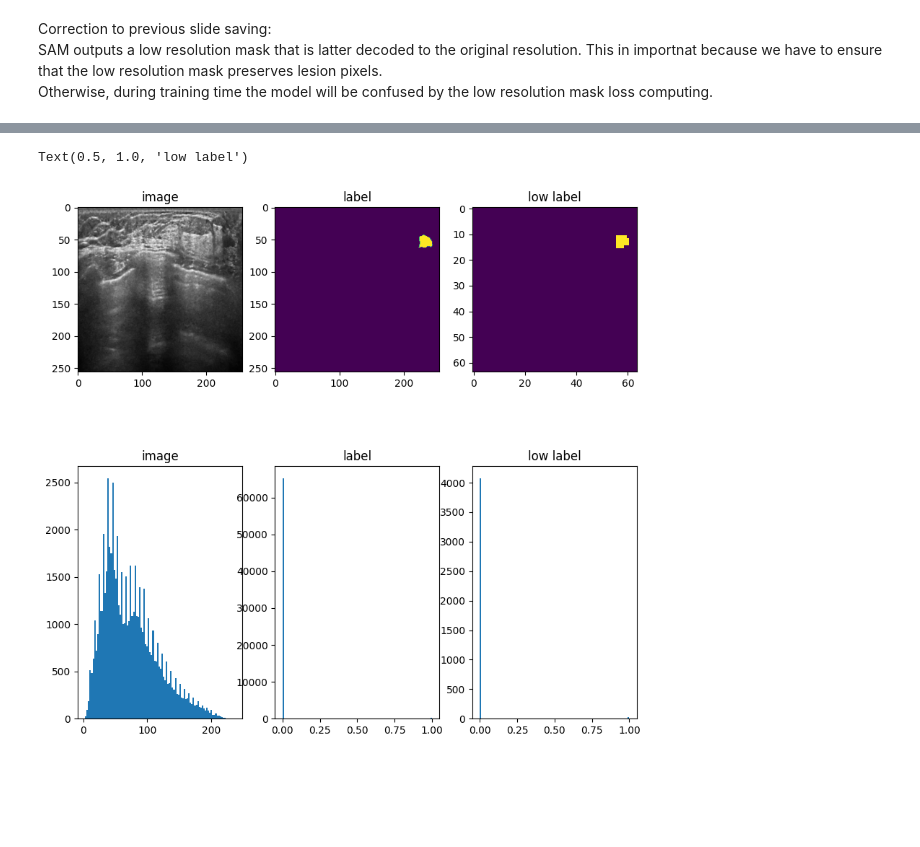
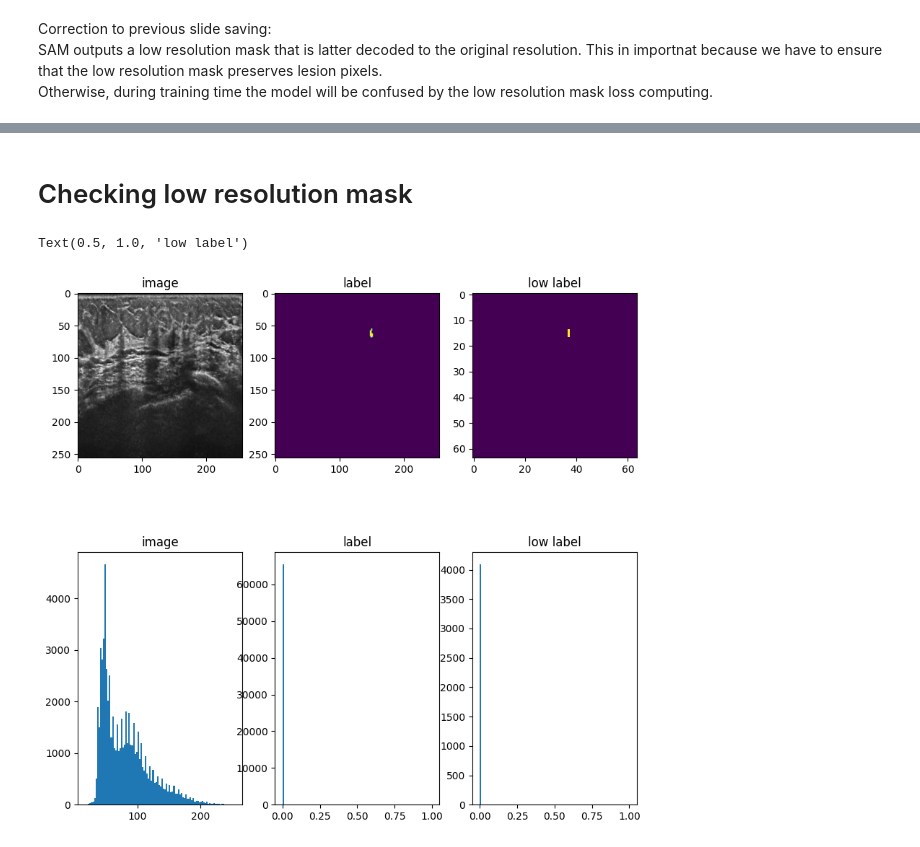
Before and after one commit to VICTORIA-project/tdsc_abus23, a Jupyter notebook: dataset_analysis/challange_data.ipynb, the cells around one changed output, grey strips where cells are left out. Cells and saved outputs as stored; diff of their text form; code cells hidden in the pictures; blank space fills up the shorter version.

```diff
--- a/dataset_analysis/challange_data.ipynb
+++ b/dataset_analysis/challange_data.ipynb
@@ -276,3 +263,17 @@ for i, row in metadata.iterrows():
+# %% [markdown]
+# Checking low resolution mask
+# %%
+# define paths, get list of images and labels and split them into train and test
+root_path = repo_path / 'data/challange_2023/Train'
+metadata = pd.read_csv(root_path / 'extended_metadata.csv')
+
+# get example image
+row = metadata.iloc[10]
+image_path = root_path /  row['data_path']
+label_path = root_path / row['mask_path']
+# get image and label
+im = sitk.GetArrayFromImage(sitk.ReadImage(image_path))
+label = sitk.GetArrayFromImage(sitk.ReadImage(label_path))
 # %%
 low_res_trans = monai.transforms.Compose([monai.transforms.Resized(keys=["label"], spatial_size=(64, 64),mode=['nearest'])])
 low_res_trans = Compose(
@@ -284,38 +285,38 @@ low_res_trans = Compose(
 
 # z values valid lesion
 z_values = np.unique(np.where(label)[0])
-z = z_values[10]
+z = z_values[1]
 # preprocess image
 im_slice = Image.fromarray(im[z])
 im_slice = preprocess_im(im_slice)
 im_slice = np.asarray(im_slice)
 # # put channel first and repeat
 im_slice = np.repeat(np.expand_dims(im_slice, axis=0), 3, axis=0)
 
 # preprocess label
 label_slice = Image.fromarray(label[z])
 label_slice = preprocess_label(label_slice)
 low_label_slice = low_res_trans(label_slice)
 low_label_slice = np.asarray(low_label_slice)
 label_slice = np.asarray(label_slice)
 # low_label_slice = low_res_trans({"label":label_slice})['label'][0]
 
 
 
 # plot image and label and histograms
 fig, ax = plt.subplots(2,3, figsize=(10,10))
 ax[0,0].imshow(im_slice[0], cmap='gray')
 ax[0,0].set_title('image')
 ax[0,1].imshow(label_slice)
 ax[0,1].set_title('label')
 ax[0,2].imshow(low_label_slice)
 ax[0,2].set_title('low label')
 ax[1,0].hist(im_slice[0].ravel(), bins=100)
 ax[1,0].set_title('image')
 ax[1,1].hist(label_slice.ravel(), bins=100)
 ax[1,1].set_title('label')
 ax[1,2].hist(low_label_slice.ravel(), bins=100)
 ax[1,2].set_title('low label')
 # %% [output]
 Text(0.5, 1.0, 'low label')
-[figure, old version]
+[figure, new version]
```
Also changed, not shown: parts of 8 cells of this notebook, 1 other file.
